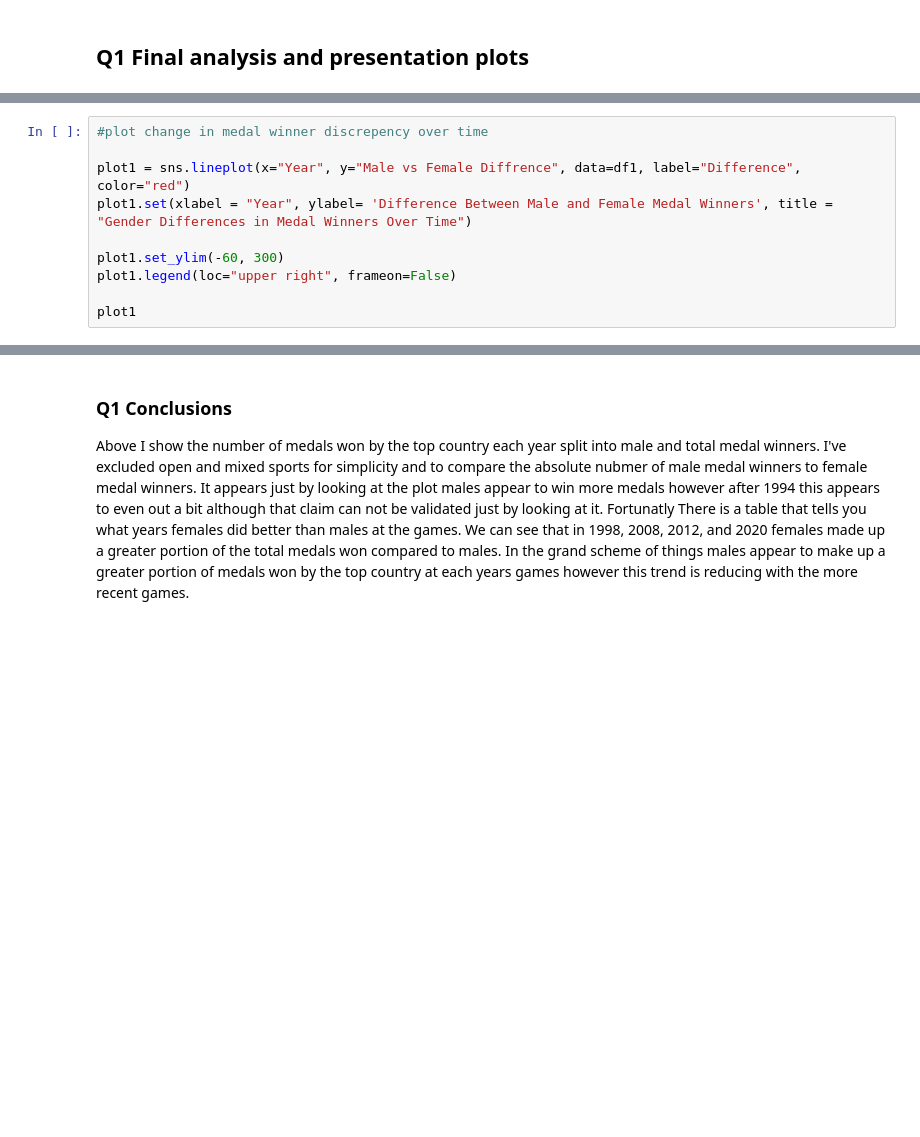
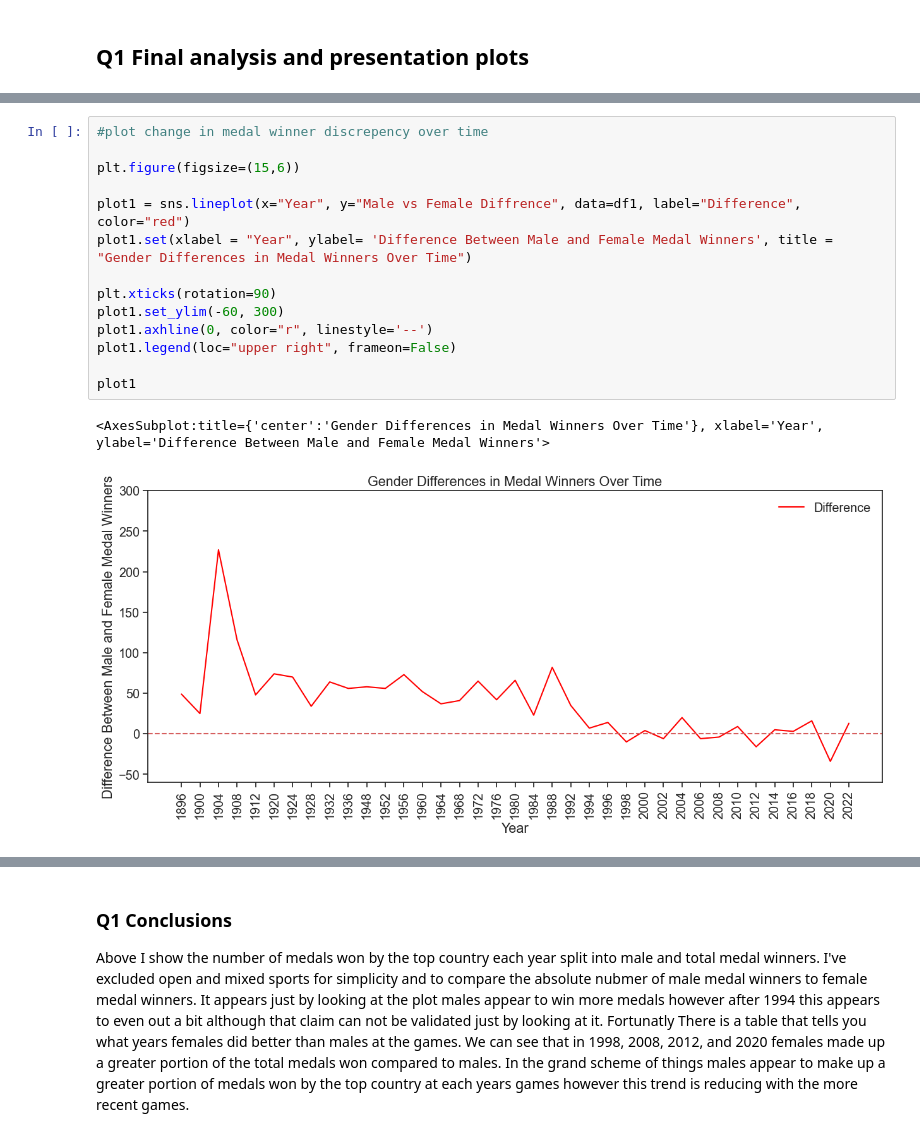
Before and after one commit to ubco-W2022T2-data301/project-group-group17, a Jupyter notebook: analysis/notebooks/analysis_conan.ipynb, the cells around one changed output, grey strips where cells are left out. Drawn from its saved outputs; the diff is of its cells as text; blank space fills up the shorter version.

```diff
--- a/analysis/notebooks/analysis_conan.ipynb
+++ b/analysis/notebooks/analysis_conan.ipynb
@@ -201,13 +191,20 @@ plot.set_ylim(0, 300)
 # %%
 #plot change in medal winner discrepency over time
+
+plt.figure(figsize=(15,6))
 
 plot1 = sns.lineplot(x="Year", y="Male vs Female Diffrence", data=df1, label="Difference", color="red")
 plot1.set(xlabel = "Year", ylabel= 'Difference Between Male and Female Medal Winners', title = "Gender Differences in Medal Winners Over Time")
 
+plt.xticks(rotation=90)
 plot1.set_ylim(-60, 300)
+plot1.axhline(0, color="r", linestyle='--')
 plot1.legend(loc="upper right", frameon=False)
 
 plot1
+# %% [output]
+<AxesSubplot:title={'center':'Gender Differences in Medal Winners Over Time'}, xlabel='Year', ylabel='Difference Between Male and Female Medal Winners'>
+[figure, added]
 # %%
 # Q1 final analysis and summary table
 
```
Also changed, not shown: parts of 17 cells of this notebook, 1 other file.
